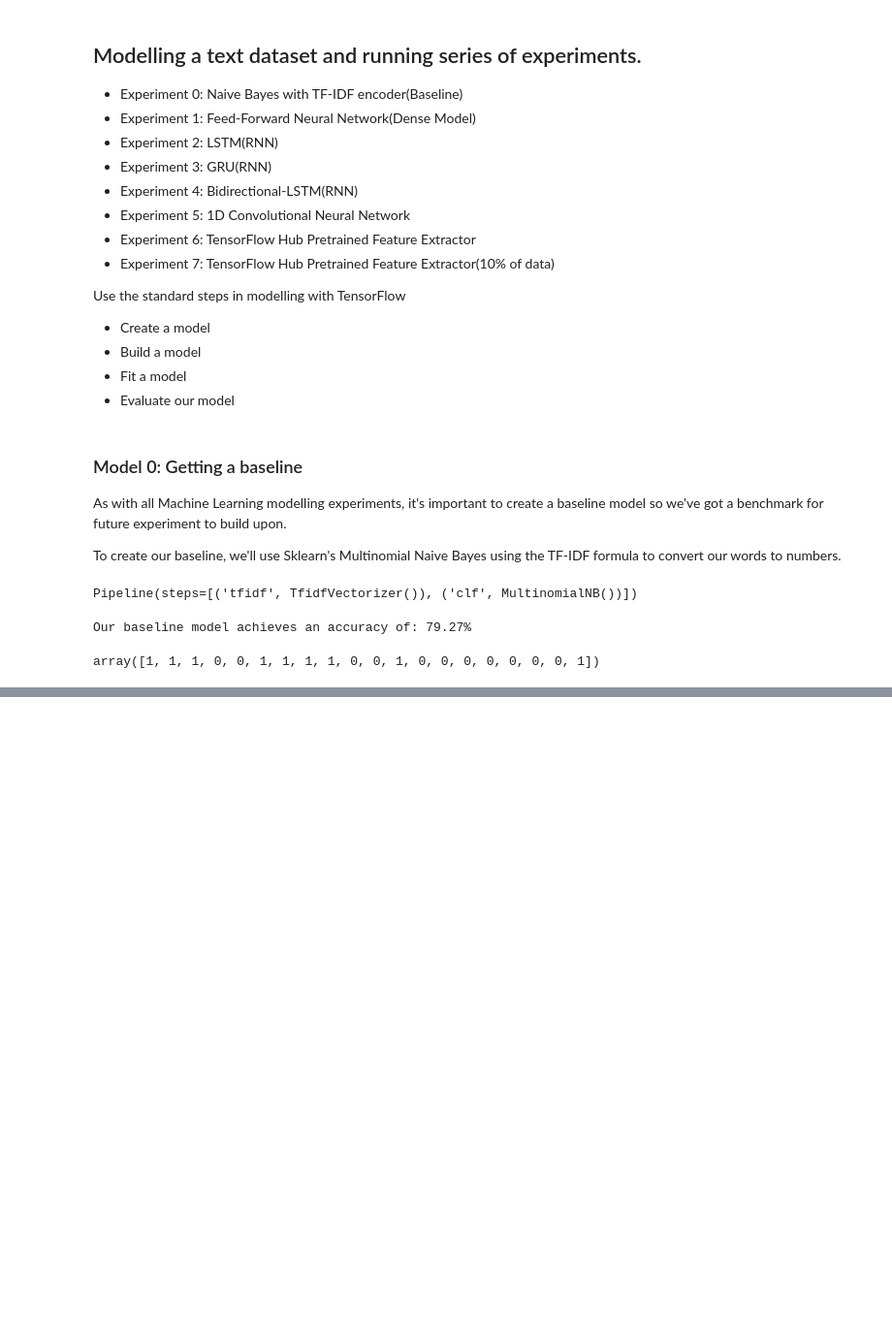
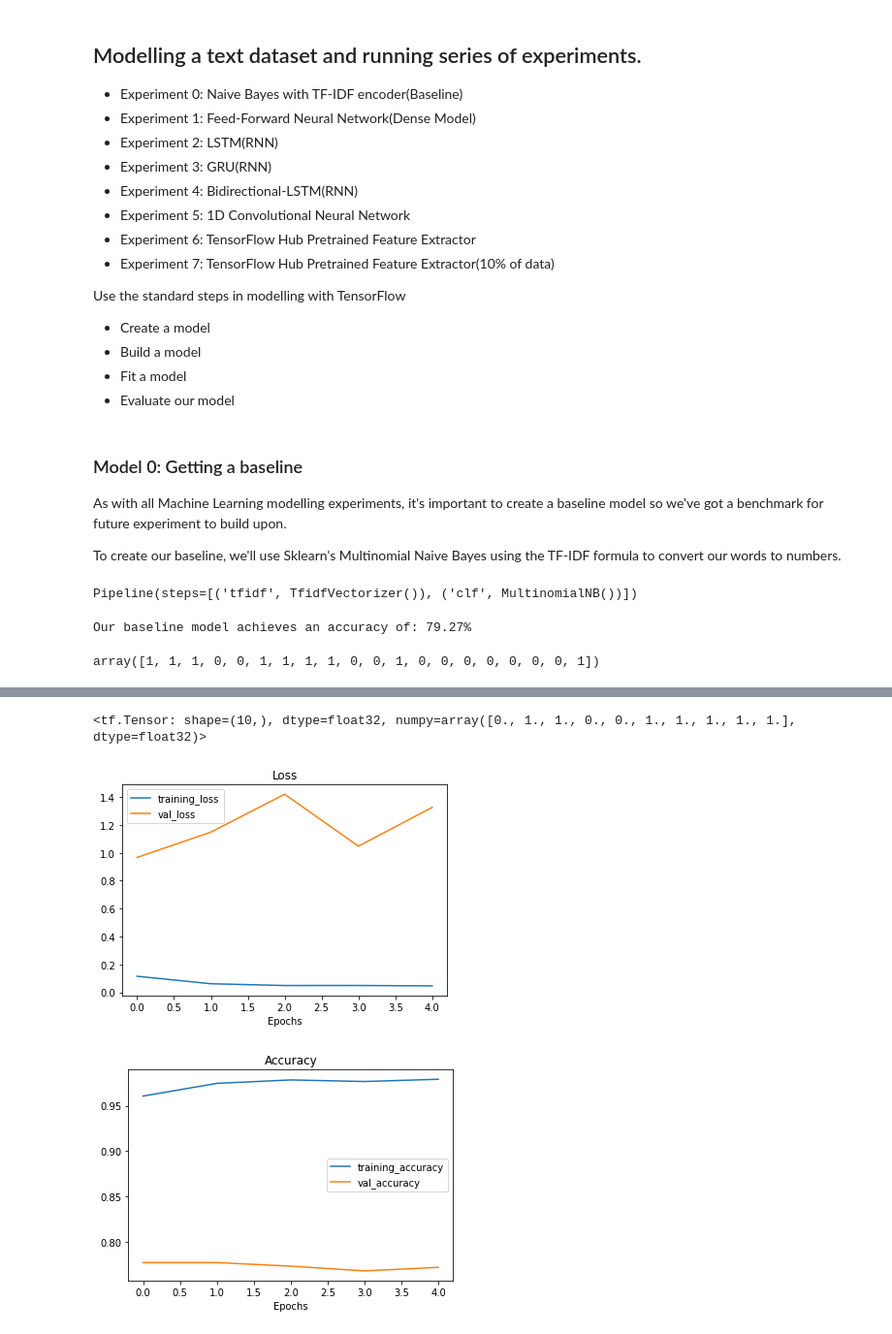
Before and after one commit to Himagination/TensorFlow_Developer, a Jupyter notebook: 07_NLP_TensorFlow.ipynb, the cells around one changed output, grey strips where cells are left out. Shown at 97% size. Cells and saved outputs as stored; diff of their text form; code cells hidden in the pictures; blank space fills up the shorter version.

```diff
--- a/07_NLP_TensorFlow.ipynb
+++ b/07_NLP_TensorFlow.ipynb
@@ -431,0 +714,20 @@ baseline_results
+# %%
+# Create an LSTM model with 2 LSTM layers and 2 Dense layers
+inputs = layers.Input(shape=(1,), dtype='string')
+x = text_vectorizer(inputs)
+x = embedding(x)
+x = layers.LSTM(units=64, return_sequences=True)(x) # when we're stacking RNN cells together, we need to set return_sequences
+x = layers.LSTM(64)(x)
+x = layers.Dense(64, activation='relu')(x)
+outputs = layers.Dense(1, activation='sigmoid')(x)
+model_2b = tf.keras.Model(inputs, outputs, name="model_2b_LSTM")
+
+model_2b.compile(loss="binary_crossentropy",
+                 optimizer=tf.keras.optimizers.Adam(),
+                 metrics=['accuracy'])
+model_2b_history = model_2b.fit(train_sentences,
+                                train_labels,
+                                epochs=5,
+                                validation_data=(val_sentences, val_labels),
+                                callbacks=[create_tensorboard_callback(SAVE_DIR,
+                                                                       "model_2b_LSTM")])
@@ -431,0 +746,13 @@ baseline_results
+# %%
+# Make predictions with LSTM model
+model_2b_pred_probs = model_2b.predict(val_sentences)
+model_2b_preds = tf.squeeze(tf.round(model_2b_pred_probs))
+model_2b_preds[:10]
+# %% [output]
+<tf.Tensor: shape=(10,), dtype=float32, numpy=array([0., 1., 1., 0., 0., 1., 1., 1., 1., 1.], dtype=float32)>
+# %%
+# Plot loss curves
+plot_loss_curves(model_2b_history)
+# %% [output]
+[figure, added]
+[figure, added]
```
Also changed, not shown: parts of 42 cells of this notebook.
